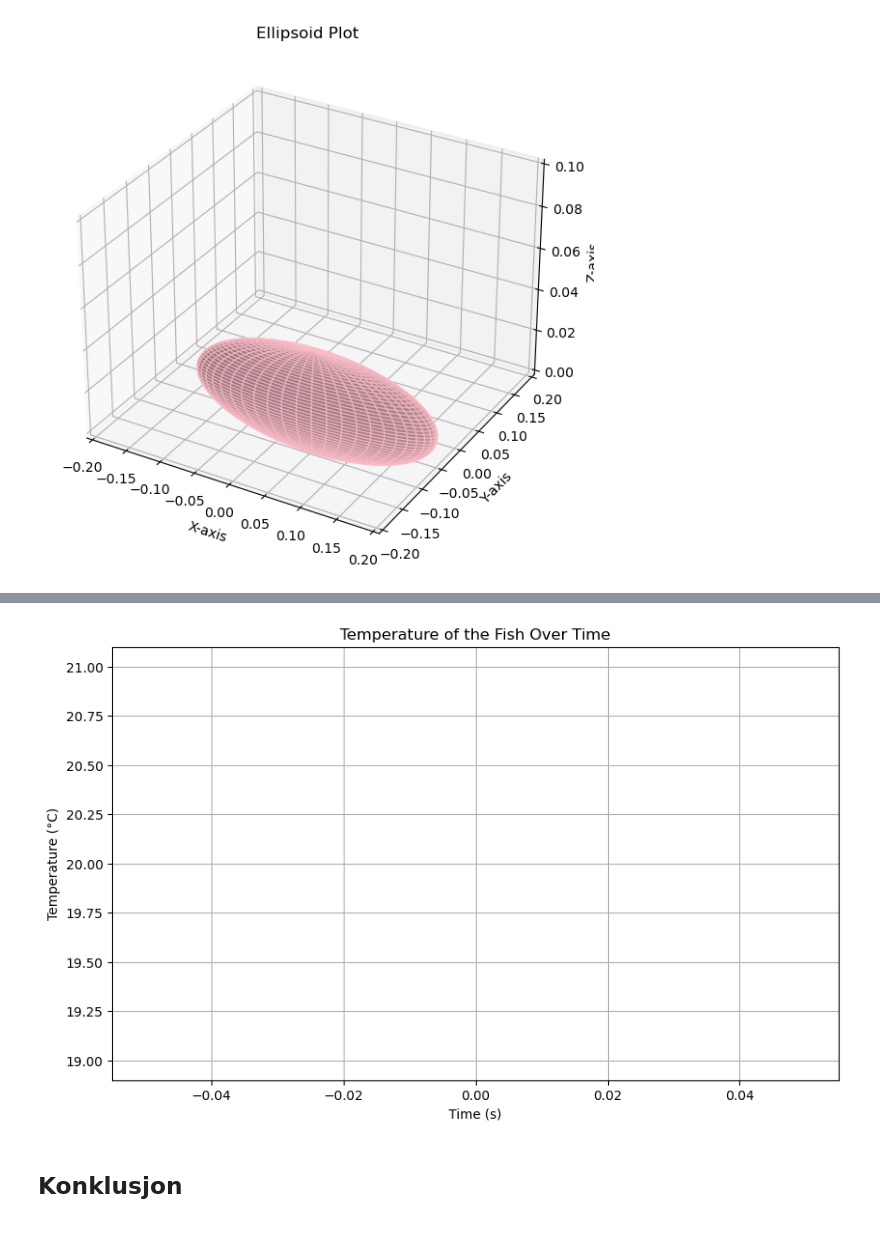
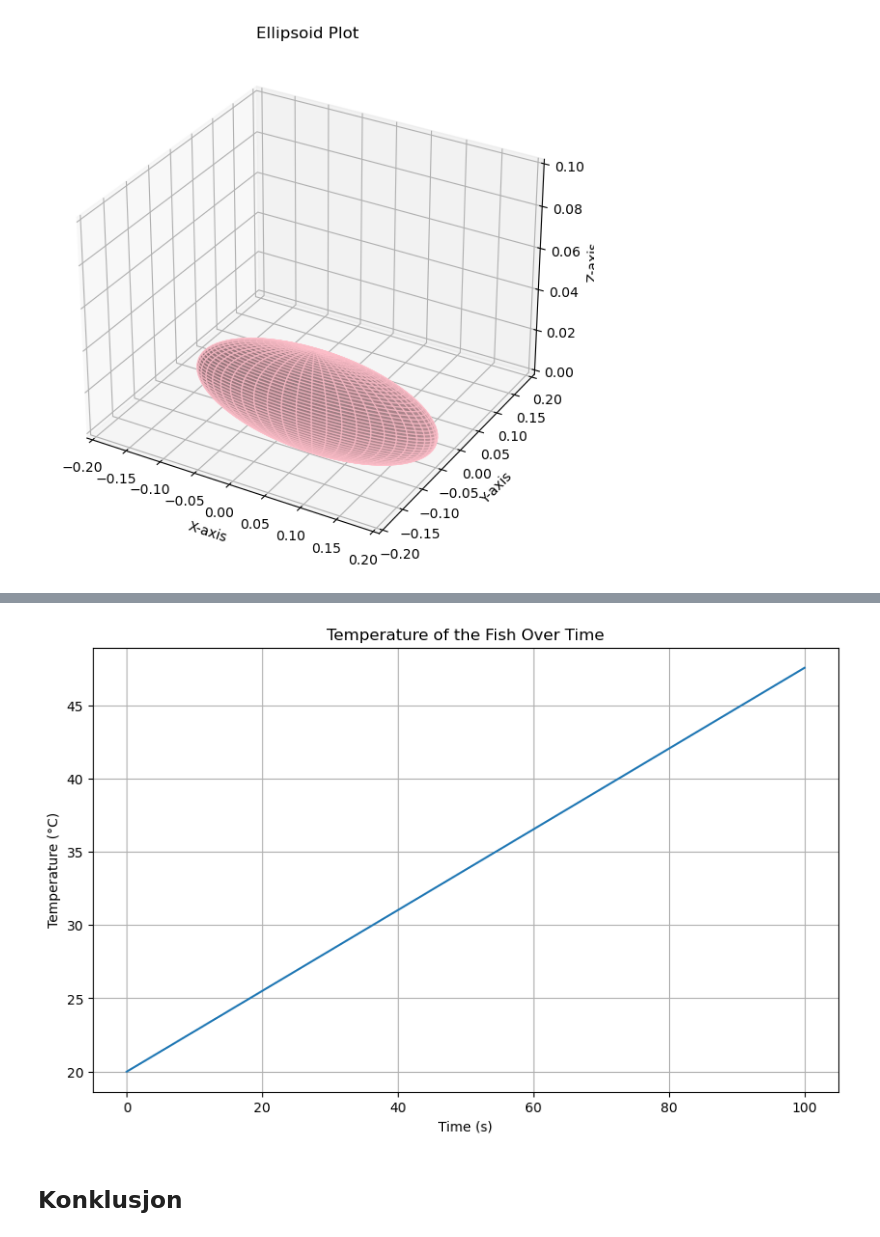
Before and after one commit to VictJoh/ElMag-Computational-Essay, a Jupyter notebook: compessay.ipynb, the cells around one changed output, grey strips where cells are left out. Saved outputs shown, nothing was run; the diff lists cells and outputs as text; code cells hidden in the pictures.

```diff
--- a/compessay.ipynb
+++ b/compessay.ipynb
@@ -216,7 +216,7 @@ k_fish = n_fish * omega / c
 # %%
 
 t0 = 0
-print(t1)
+t1 = 0.5 * T
 num_points = 200
 x = np.linspace(-0.20, 0.20, num_points)
 z = np.linspace(0, 0.10, num_points)
@@ -447,8 +428,15 @@ for t_index, t in enumerate(t_values):
+# %%
+def P_tot(E_total_squared_mean):
+    P_r = 0.5 * omega * epsilon_0 * l_f * E_total_squared_mean
+    return P_r
 # %%
-# Compute power density only inside the fish
+# Compute the square of the electric fields at each time step
+E_total_squared_all = E_x_all**2 + E_z_all**2
+
+# Compute the time-averaged square of the electric field
+E_total_squared_mean = E_total_squared_all.mean(axis=0)
 power_density = np.zeros_like(X)
-power_density[inside_fish] = P_total(E_x_all.mean(axis=0)[inside_fish], E_z_all.mean(axis=0)[inside_fish])
-
+power_density[inside_fish] = P_tot(E_total_squared_mean[inside_fish])
 dx = x[1] - x[0]
 dz = z[1] - z[0]
 dV = dx * dz * 1
@@ -499,30 +470,30 @@ plt.show()
 # %%
 dt = (t_values[-1] - t_values[0])
 dT = (T_values[-1] - T_values[0])
 
 new_dt = dt * 1e8
 new_dT = dT * 1e8
 
 new_t_vals = np.arange(0, 100, new_dt)
 new_T_vals = np.zeros_like(new_t_vals)
 
 new_T_vals[0] = T_values[0]
-T = T_values[0]
+Temp = T_values[0]
 
 for i in range(len(new_t_vals) - 1):
-    T += new_dT
-    new_T_vals[i+1] = T
+    Temp += new_dT
+    new_T_vals[i+1] = Temp
 
 # Plot the results
 plt.figure(figsize=(10, 6))
 plt.plot(new_t_vals, new_T_vals, label='Interpolated T values')
 plt.xlabel('Time (s)')
 plt.ylabel('Temperature (°C)')
 plt.title('Temperature of the Fish Over Time')
 plt.grid(True)
 plt.show()
 # %% [output]
-[figure, old version]
+[figure, new version]
 # %% [markdown]
 ## Konklusjon
 # %% [markdown]
```
Also changed, not shown: parts of 5 cells of this notebook.
